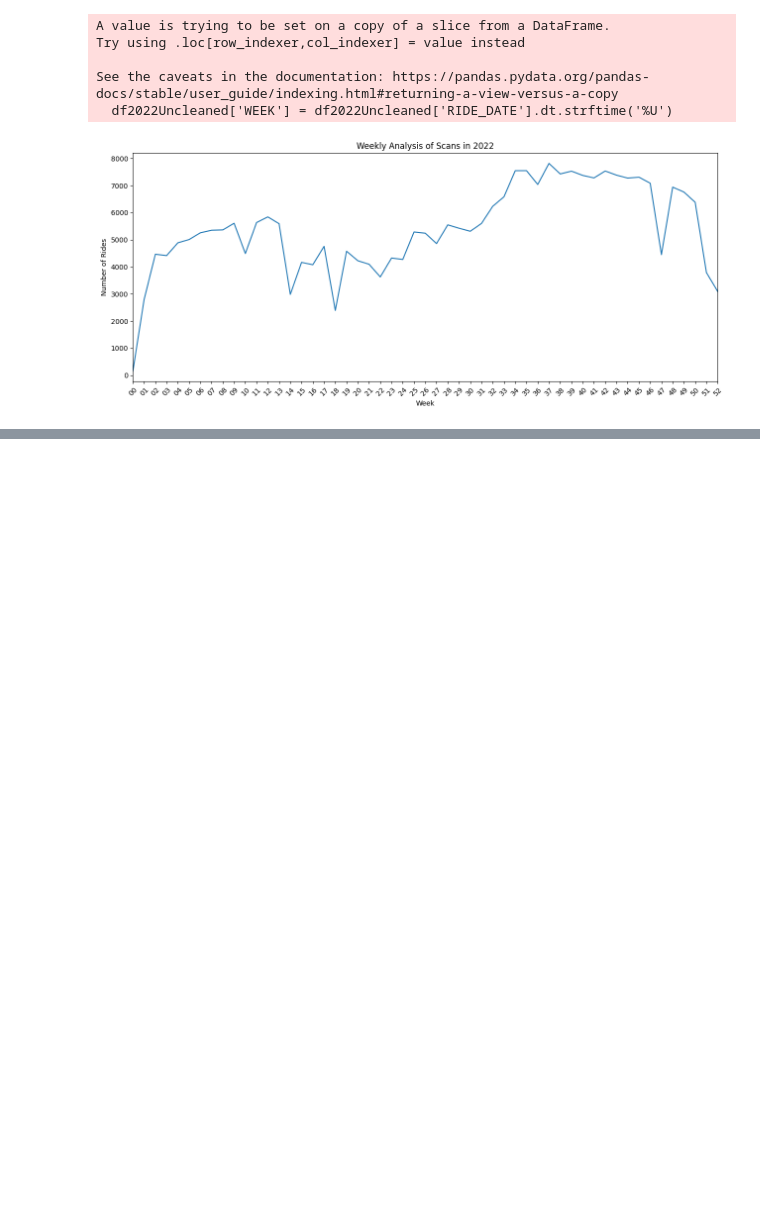
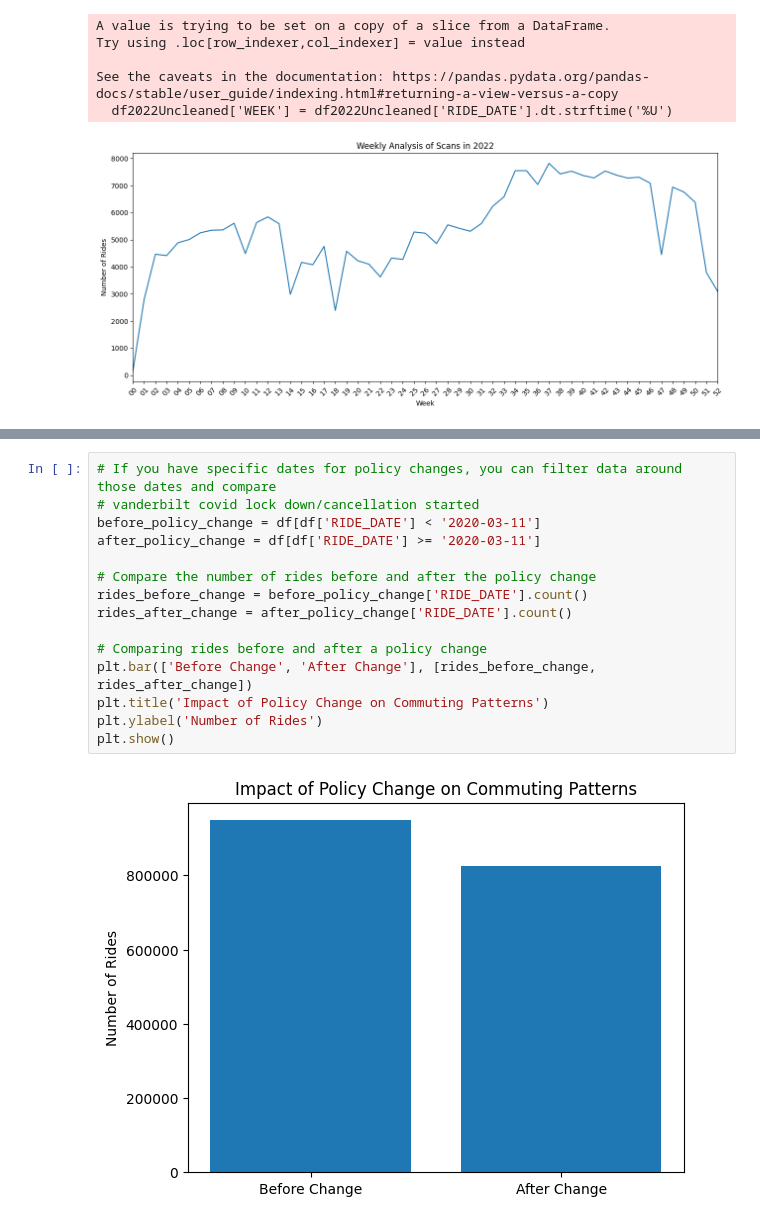
Before and after one commit to SySyAli/vanderbilt_movevu, a Jupyter notebook: testing/testing2.ipynb, the cells around one changed output, grey strips where cells are left out. Saved outputs shown, nothing was run; the diff lists cells and outputs as text; blank space fills up the shorter version.

```diff
--- a/testing/testing2.ipynb
+++ b/testing/testing2.ipynb
@@ -858,0 +1130,17 @@ See the caveats in the documentation: https://pandas.pydata.org/pandas-docs/stab
+# %%
+# If you have specific dates for policy changes, you can filter data around those dates and compare
+# vanderbilt covid lock down/cancellation started
+before_policy_change = df[df['RIDE_DATE'] < '2020-03-11']
+after_policy_change = df[df['RIDE_DATE'] >= '2020-03-11']
+
+# Compare the number of rides before and after the policy change
+rides_before_change = before_policy_change['RIDE_DATE'].count()
+rides_after_change = after_policy_change['RIDE_DATE'].count()
+
+# Comparing rides before and after a policy change
+plt.bar(['Before Change', 'After Change'], [rides_before_change, rides_after_change])
+plt.title('Impact of Policy Change on Commuting Patterns')
+plt.ylabel('Number of Rides')
+plt.show()
+# %% [output]
+[figure, added]
```
Also changed, not shown: parts of 7 cells of this notebook, 1 other file.
